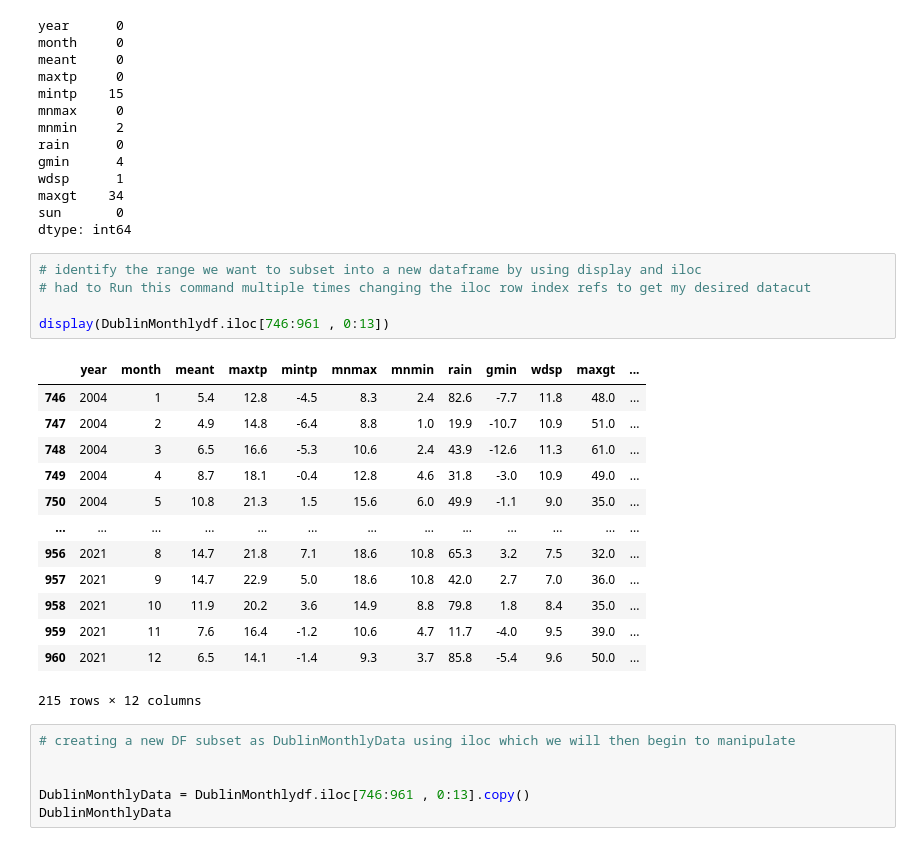
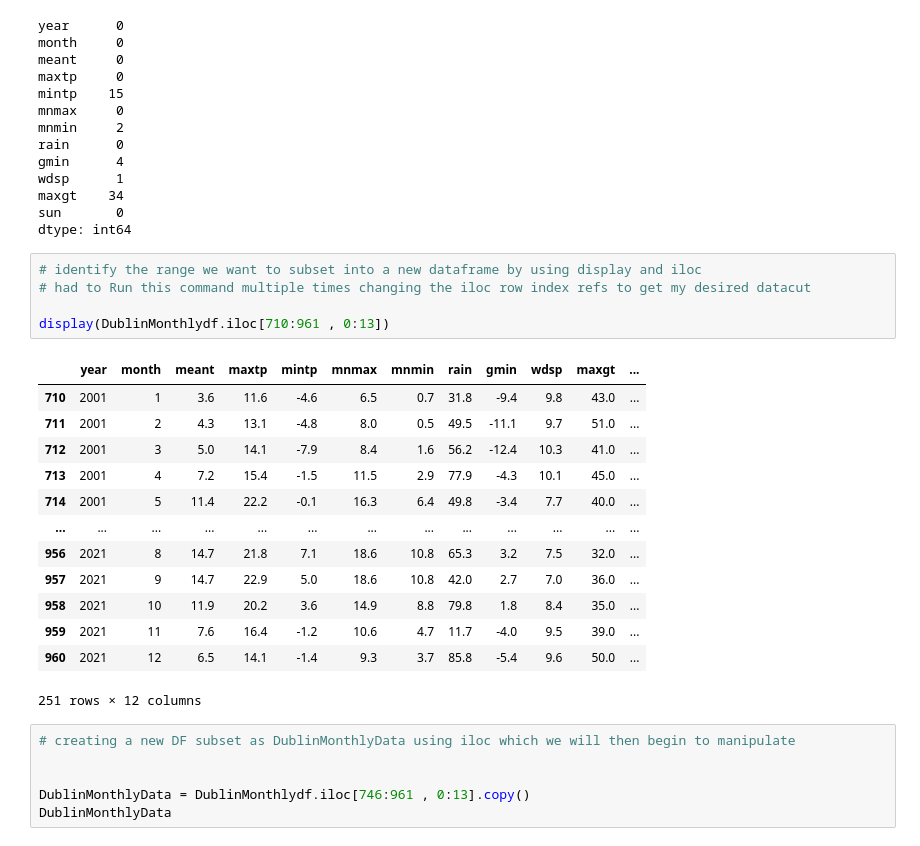
Before and after one commit to AidanR8/UCDPA_aidanreilly, a Jupyter notebook: Importing Data and Cleaning - Dublin.ipynb, the cells around one changed output. Cells and saved outputs as stored; diff of their text form.

```diff
--- a/Importing Data and Cleaning - Dublin.ipynb
+++ b/Importing Data and Cleaning - Dublin.ipynb
@@ -102,22 +102,22 @@ dtype: int64
 # %%
 # identify the range we want to subset into a new dataframe by using display and iloc
 # had to Run this command multiple times changing the iloc row index refs to get my desired datacut
 
-display(DublinMonthlydf.iloc[746:961 , 0:13])
+display(DublinMonthlydf.iloc[710:961 , 0:13])
 # %% [output]
 |  | year | month | meant | maxtp | mintp | mnmax | mnmin | rain | gmin | wdsp | maxgt | ... |
-| 746 | 2004 | 1 | 5.4 | 12.8 | -4.5 | 8.3 | 2.4 | 82.6 | -7.7 | 11.8 | 48.0 | ... |
-| 747 | 2004 | 2 | 4.9 | 14.8 | -6.4 | 8.8 | 1.0 | 19.9 | -10.7 | 10.9 | 51.0 | ... |
-| 748 | 2004 | 3 | 6.5 | 16.6 | -5.3 | 10.6 | 2.4 | 43.9 | -12.6 | 11.3 | 61.0 | ... |
-| 749 | 2004 | 4 | 8.7 | 18.1 | -0.4 | 12.8 | 4.6 | 31.8 | -3.0 | 10.9 | 49.0 | ... |
-| 750 | 2004 | 5 | 10.8 | 21.3 | 1.5 | 15.6 | 6.0 | 49.9 | -1.1 | 9.0 | 35.0 | ... |
+| 710 | 2001 | 1 | 3.6 | 11.6 | -4.6 | 6.5 | 0.7 | 31.8 | -9.4 | 9.8 | 43.0 | ... |
+| 711 | 2001 | 2 | 4.3 | 13.1 | -4.8 | 8.0 | 0.5 | 49.5 | -11.1 | 9.7 | 51.0 | ... |
+| 712 | 2001 | 3 | 5.0 | 14.1 | -7.9 | 8.4 | 1.6 | 56.2 | -12.4 | 10.3 | 41.0 | ... |
+| 713 | 2001 | 4 | 7.2 | 15.4 | -1.5 | 11.5 | 2.9 | 77.9 | -4.3 | 10.1 | 45.0 | ... |
+| 714 | 2001 | 5 | 11.4 | 22.2 | -0.1 | 16.3 | 6.4 | 49.8 | -3.4 | 7.7 | 40.0 | ... |
 | ... | ... | ... | ... | ... | ... | ... | ... | ... | ... | ... | ... | ... |
 | 956 | 2021 | 8 | 14.7 | 21.8 | 7.1 | 18.6 | 10.8 | 65.3 | 3.2 | 7.5 | 32.0 | ... |
 | 957 | 2021 | 9 | 14.7 | 22.9 | 5.0 | 18.6 | 10.8 | 42.0 | 2.7 | 7.0 | 36.0 | ... |
 | 958 | 2021 | 10 | 11.9 | 20.2 | 3.6 | 14.9 | 8.8 | 79.8 | 1.8 | 8.4 | 35.0 | ... |
 | 959 | 2021 | 11 | 7.6 | 16.4 | -1.2 | 10.6 | 4.7 | 11.7 | -4.0 | 9.5 | 39.0 | ... |
 | 960 | 2021 | 12 | 6.5 | 14.1 | -1.4 | 9.3 | 3.7 | 85.8 | -5.4 | 9.6 | 50.0 | ... |
-215 rows × 12 columns
+251 rows × 12 columns
 # %%
 # creating a new DF subset as DublinMonthlyData using iloc which we will then begin to manipulate
 
```
Also changed, not shown: 1 other file.
